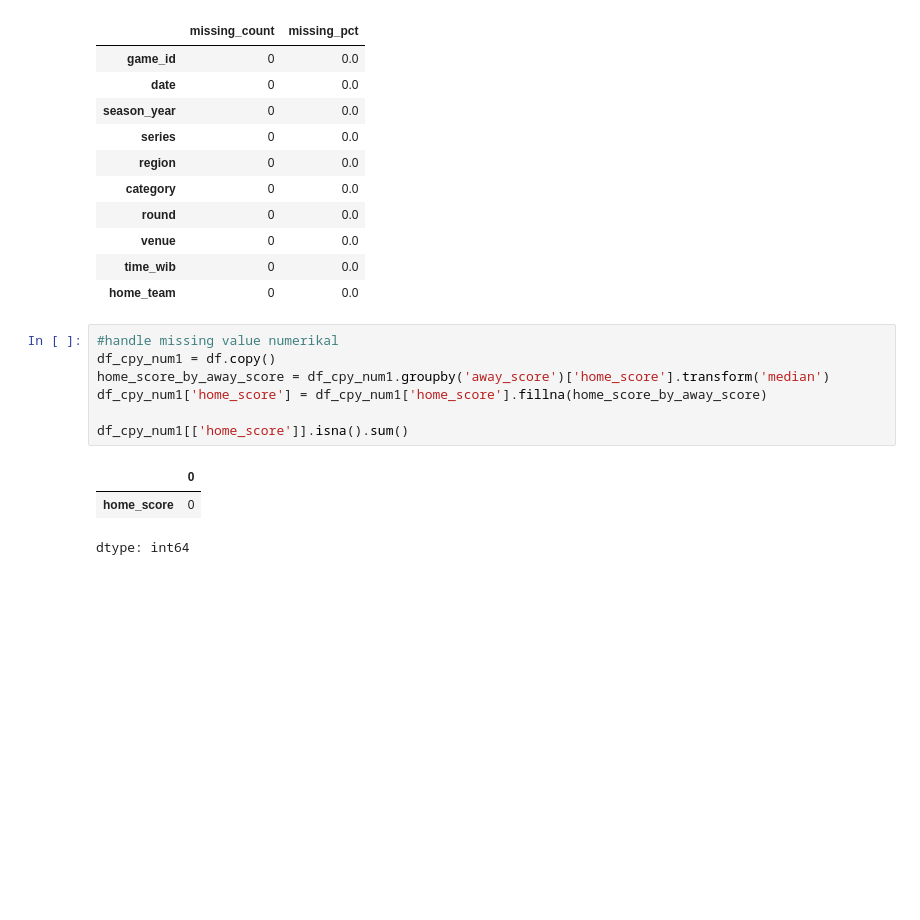
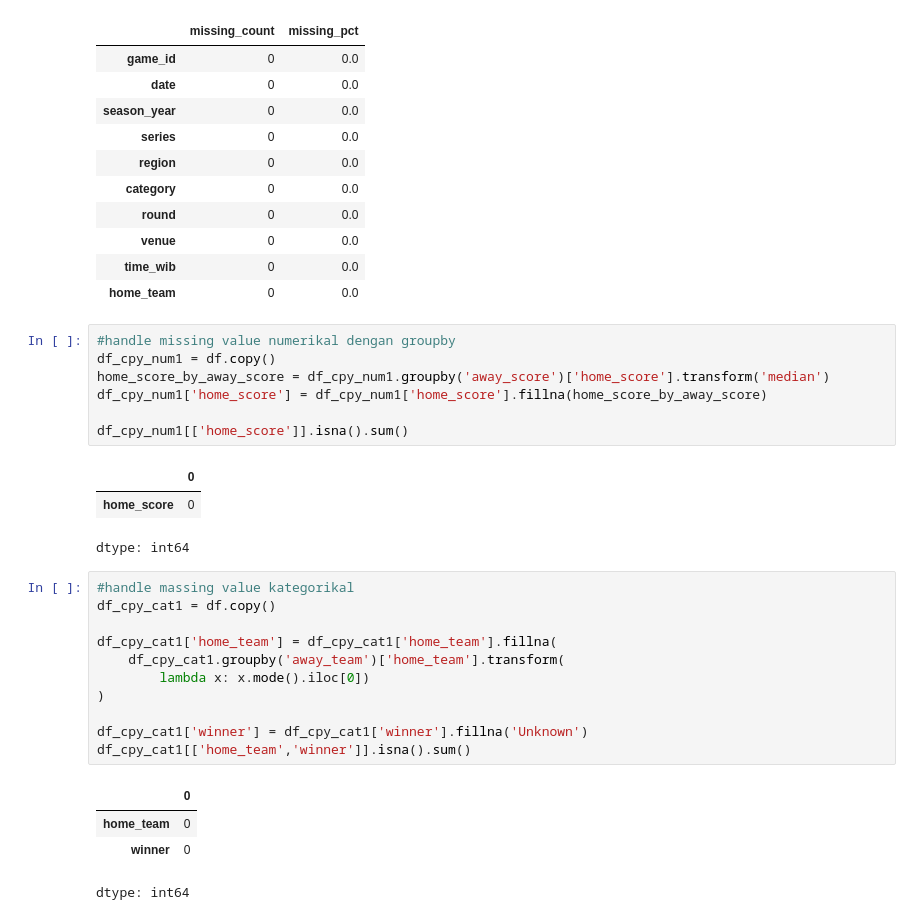
Before and after one commit to RAFAELSFIX10SMBR/datascience-portofolio, a Jupyter notebook: DBL_Predictor.ipynb, the cells around one changed output. Drawn from its saved outputs; the diff is of its cells as text; blank space fills up the shorter version.

```diff
--- a/DBL_Predictor.ipynb
+++ b/DBL_Predictor.ipynb
@@ -85,7 +85,7 @@ pd.DataFrame({"missing_count": missing, "missing_pct": missing_pct}).head(10)
 | time_wib | 0 | 0.0 |
 | home_team | 0 | 0.0 |
 # %%
-#handle missing value numerikal
+#handle missing value numerikal dengan groupby
 df_cpy_num1 = df.copy()
 home_score_by_away_score = df_cpy_num1.groupby('away_score')['home_score'].transform('median')
 df_cpy_num1['home_score'] = df_cpy_num1['home_score'].fillna(home_score_by_away_score)
@@ -95,3 +95,19 @@ df_cpy_num1[['home_score']].isna().sum()
 |  | 0 |
 | home_score | 0 |
 dtype: int64
+# %%
+#handle massing value kategorikal
+df_cpy_cat1 = df.copy()
+
+df_cpy_cat1['home_team'] = df_cpy_cat1['home_team'].fillna(
+    df_cpy_cat1.groupby('away_team')['home_team'].transform(
+        lambda x: x.mode().iloc[0])
+)
+
+df_cpy_cat1['winner'] = df_cpy_cat1['winner'].fillna('Unknown')
+df_cpy_cat1[['home_team','winner']].isna().sum()
+# %% [output]
+|  | 0 |
+| home_team | 0 |
+| winner | 0 |
+dtype: int64
```
Also changed, not shown: parts of 12 cells of this notebook.
